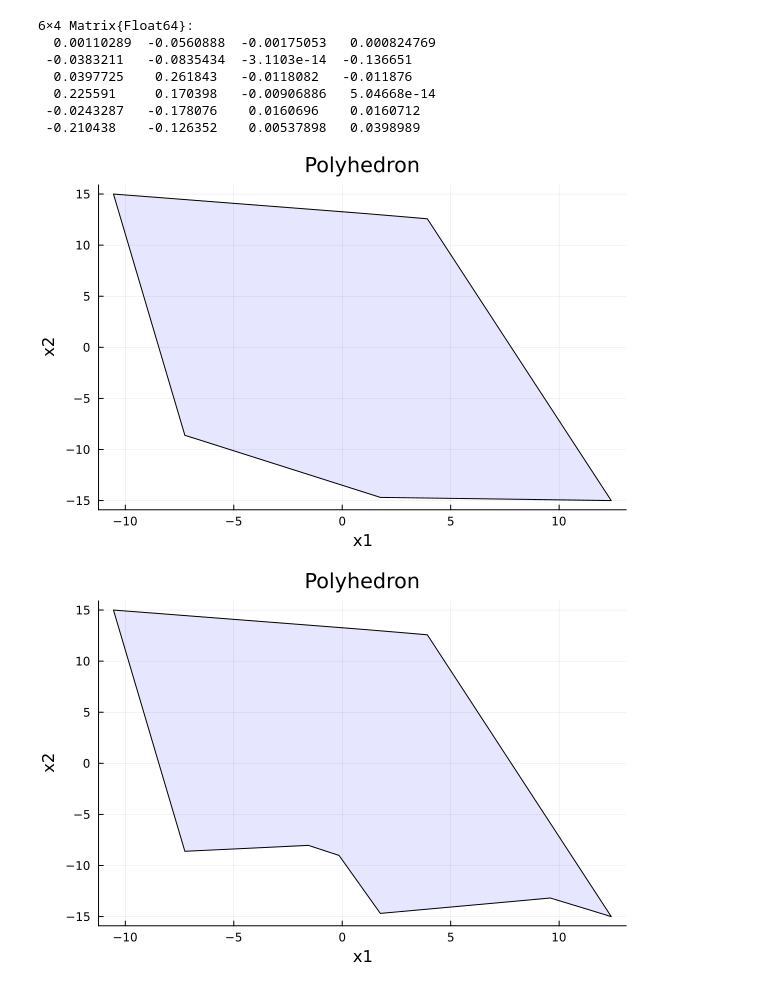
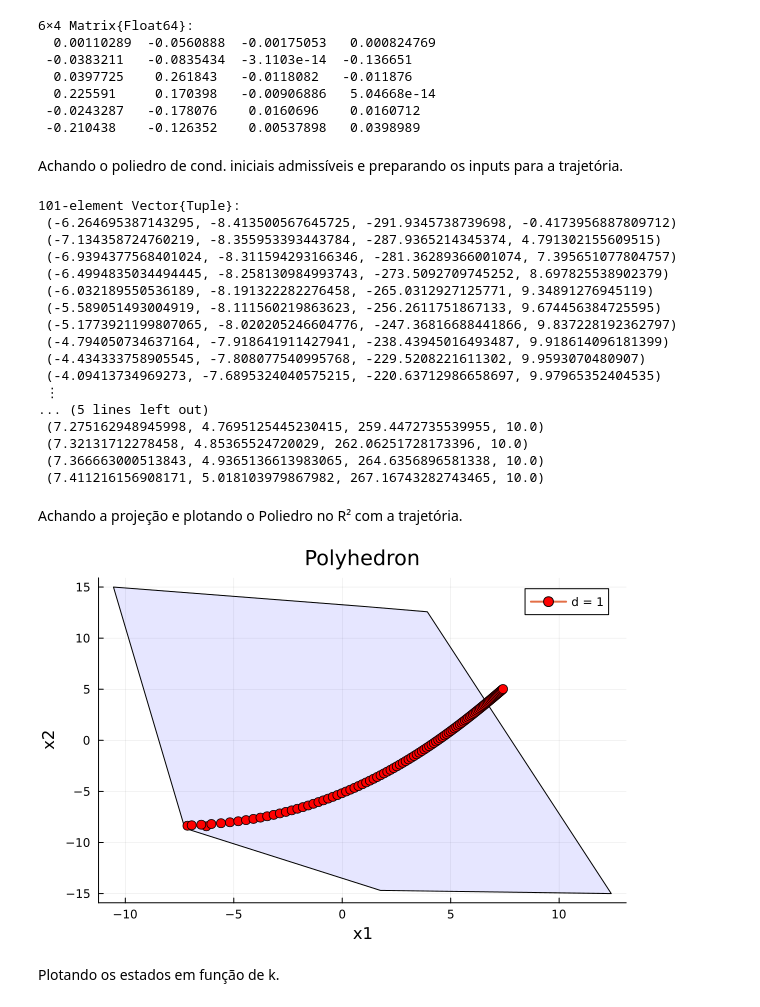
Before and after one commit to Nicholas-Wallace/Polyhedron, a Jupyter notebook: segref_delay.ipynb, the cells around one changed output. Drawn from its saved outputs; the diff is of its cells as text; code cells hidden in the pictures.

Commit message:
Still working on notebook, implemented symetric case in finding_L_segref_delay and implemented missing P*R == F*E constraint

```diff
--- a/segref_delay.ipynb
+++ b/segref_delay.ipynb
@@ -124,6 +85,8 @@ F = result["F"]
   0.225591     0.170398   -0.00906886   5.04668e-14
  -0.0243287   -0.178076    0.0160696    0.0160712
  -0.210438    -0.126352    0.00537898   0.0398989
+# %% [markdown]
+Achando o poliedro de cond. iniciais admissíveis e preparando os inputs para a trajetória.
 # %%
 F = [0.00110289  -0.0560888  -0.00175053   0.000824769;
  -0.0383211   -0.0835434  -3.1103e-14  -0.136651;
@@ -131,13 +94,65 @@ F = [0.00110289  -0.0560888  -0.00175053   0.000824769;
   0.225591     0.170398   -0.00906886   5.04668e-14;
  -0.0243287   -0.178076    0.0160696    0.0160712;
  -0.210438    -0.126352    0.00537898   0.0398989]
-T = Poly.poly_projection(F[:,3:4])
-Poly.plot_poly(T*F[:,1:2], T*ones(6))
 
-Poly.plot_poly(T*F[:,1:2], T*ones(6))
+w = ones(size(F, 1))
+nx = size(A_exp, 1)
+
+passos = 100
+r = ones(passos) * 10
+
+G = [-1.00452 -0.92864 0.0489999 0.0488346;]
+BG = B_exp * G
+
+init_cond_F, init_cond_w = Poly.admissable_initCond(A_exp, BG, F, d, w; fixed_d=true)
+
+ext_vertices_tuple = Poly.get_extVert_tuple(init_cond_F, init_cond_w, 2, nx)
+
+traj1 = Poly.trajectory_segref_delay(ext_vertices_tuple, A_exp, BG, E_exp, r, passos, d; reverse=true)
 # %% [output]
-[figure, removed]
+101-element Vector{Tuple}:
+ (-6.264695387143295, -8.413500567645725, -291.9345738739698, -0.4173956887809712)
+ (-7.134358724760219, -8.355953393443784, -287.9365214345374, 4.791302155609515)
+ (-6.9394377568401024, -8.311594293166346, -281.36289366001074, 7.395651077804757)
+ (-6.4994835034494445, -8.258130984993743, -273.5092709745252, 8.697825538902379)
+ (-6.032189550536189, -8.191322282276458, -265.0312927125771, 9.34891276945119)
+ (-5.589051493004919, -8.111560219863623, -256.2611751867133, 9.674456384725595)
+ (-5.1773921199807065, -8.020205246604776, -247.36816688441866, 9.837228192362797)
+ (-4.794050734637164, -7.918641911427941, -238.43945016493487, 9.918614096181399)
+ (-4.434333758905545, -7.808077540995768, -229.5208221611302, 9.9593070480907)
+ (-4.09413734969273, -7.6895324040575215, -220.63712986658697, 9.97965352404535)
+ ⋮
+... (5 lines left out)
+ (7.275162948945998, 4.7695125445230415, 259.4472735539955, 10.0)
+ (7.32131712278458, 4.85365524720029, 262.06251728173396, 10.0)
+ (7.366663000513843, 4.9365136613983065, 264.6356896581338, 10.0)
+ (7.411216156908171, 5.018103979867982, 267.16743282743465, 10.0)
+# %% [markdown]
+Achando a projeção e plotando o Poliedro no R² com a trajetória.
 # %%
-Poly.plot_poly(F, ones(6))
+using Plots
+
+F1 = F[:, 1:2]
+F2 = F[:, 3:4]
+
+T = Poly.poly_projection(F2)
+
+Poly.plot_poly(T*F1, T*ones(size(F1, 1)))
+
+x1 = [p[1] for p in traj1]
+x2 = [p[2] for p in traj1]
+
+# Plot as connected trajectory with markers
+plot!(x1, x2,
+     seriestype = :path,          # connects points with lines
+     linewidth = 2,
+     marker = :circle,
+     markersize = 5,
+     markercolor = :red,
+     label = "d = 1",
+     xlabel = "x1",
+     ylabel = "x2")
 # %% [output]
-[figure, old version]
+[figure, new version]
+# %% [markdown]
+Plotando os estados em função de k.
```
Also changed, not shown: parts of 11 cells of this notebook, 2 other files.
